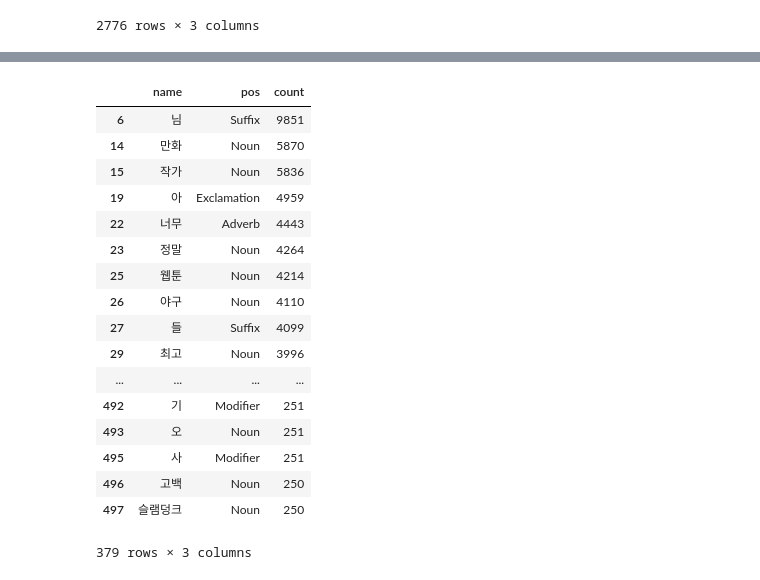
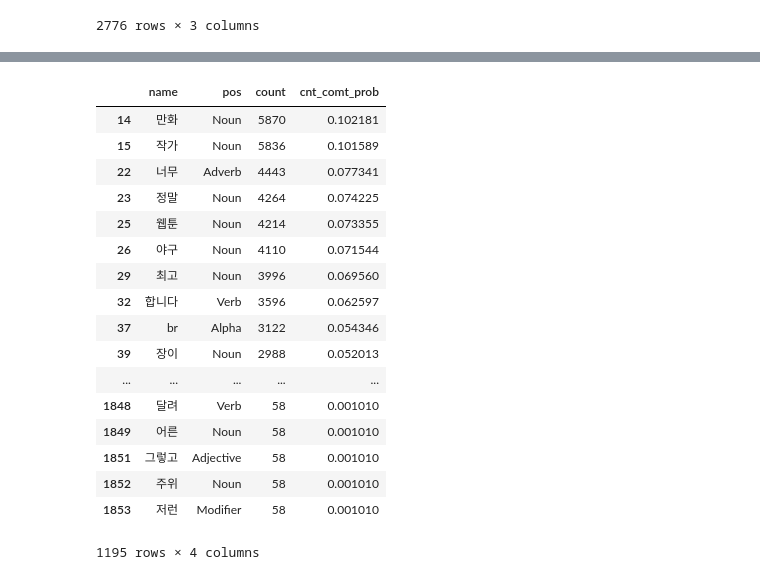
Before and after one commit to brightscannon/Webtoon_recommand_system, a Jupyter notebook: 02_Daum_text_preprocessing.ipynb, the cells around one changed output, grey strips where cells are left out. Saved outputs shown, nothing was run; the diff lists cells and outputs as text; code cells hidden in the pictures.

Commit message:
Add codes : test tokenizing - Daum_text_preprocessing tid

```diff
--- a/02_Daum_text_preprocessing.ipynb
+++ b/02_Daum_text_preprocessing.ipynb
@@ -279,0 +259,4 @@ array([1531, 1530, 1444, 1532, 1346, 1313, 1338, 1299, 1421, 1415, 1395,
+# %%
+# 웹툰 아이디 리스트 호출 및 생성
+wbt_idls = df_info["id"].values
+# wbt_idls
@@ -280,2 +265,6 @@ array([1531, 1530, 1444, 1532, 1346, 1313, 1338, 1299, 1421, 1415, 1395,
+# %%
+# 총 토크나이즈드 댓글 모음
+idx = 0
+error = []
 # %%
 # 리팩토링 및 각 웹툰의 전체 회차댓글들 토크나이징 함수화중
@@ -327,3 +370,5 @@ for i,chapt_row in df_chapter[df_chapter['wbt_id']==wbt_id].iterrows():
 # %%
 comment_cnt
-df_token_cnt = wbt_total_txt.groupby(["name","pos"],as_index=False).agg(np.sum).sort_values("count",ascending=False).reset_index(drop=True)
+wbt_total_txt["wbt_id"] = wbt_id
+# wbt_total_txt
+df_token_cnt = wbt_total_txt.groupby(["wbt_id","name","pos"],as_index=False).agg(np.sum).sort_values("count",ascending=False).reset_index(drop=True)
@@ -332,22 +396,25 @@ df_token_cnt = wbt_total_txt.groupby(["name","pos"],as_index=False).agg(np.sum).
 # %%
+# df_token_cnt
+lens = [len(d)>= 2 for d in temp['name'].values] # 요소의 글자수 측정후 길이가 2이하는 false한 리스트
 temp = df_token_cnt
-temp[(temp['pos']!='Josa')&(temp['pos']!='Punctuation')&(temp['pos']!='KoreanParticle')&(temp['pos']!='Foreign')&(temp['count']>=250)]
+temp["cnt_comt_prob"] = temp['count']/comment_cnt
+temp[(lens)&(temp['pos']!='Josa')&(temp['pos']!='Punctuation')&(temp['pos']!='KoreanParticle')&(temp['pos']!='Foreign')&(temp['cnt_comt_prob']>=0.001)]#.iloc[1000:5000,:]
 # %% [output]
-|  | name | pos | count |
-| 6 | 님 | Suffix | 9851 |
-| 14 | 만화 | Noun | 5870 |
-| 15 | 작가 | Noun | 5836 |
-| 19 | 아 | Exclamation | 4959 |
-| 22 | 너무 | Adverb | 4443 |
-| 23 | 정말 | Noun | 4264 |
-| 25 | 웹툰 | Noun | 4214 |
-| 26 | 야구 | Noun | 4110 |
-| 27 | 들 | Suffix | 4099 |
-| 29 | 최고 | Noun | 3996 |
-| ... | ... | ... | ... |
-| 492 | 기 | Modifier | 251 |
-| 493 | 오 | Noun | 251 |
-| 495 | 사 | Modifier | 251 |
-| 496 | 고백 | Noun | 250 |
-| 497 | 슬램덩크 | Noun | 250 |
+|  | name | pos | count | cnt_comt_prob |
+| 14 | 만화 | Noun | 5870 | 0.102181 |
+| 15 | 작가 | Noun | 5836 | 0.101589 |
+| 22 | 너무 | Adverb | 4443 | 0.077341 |
+| 23 | 정말 | Noun | 4264 | 0.074225 |
+| 25 | 웹툰 | Noun | 4214 | 0.073355 |
+| 26 | 야구 | Noun | 4110 | 0.071544 |
+| 29 | 최고 | Noun | 3996 | 0.069560 |
+| 32 | 합니다 | Verb | 3596 | 0.062597 |
+| 37 | br | Alpha | 3122 | 0.054346 |
+| 39 | 장이 | Noun | 2988 | 0.052013 |
+| ... | ... | ... | ... | ... |
+| 1848 | 달려 | Verb | 58 | 0.001010 |
+| 1849 | 어른 | Noun | 58 | 0.001010 |
+| 1851 | 그렇고 | Adjective | 58 | 0.001010 |
+| 1852 | 주위 | Noun | 58 | 0.001010 |
+| 1853 | 저런 | Modifier | 58 | 0.001010 |
-379 rows × 3 columns
+1195 rows × 4 columns
```
Also changed, not shown: parts of 8 cells of this notebook.
